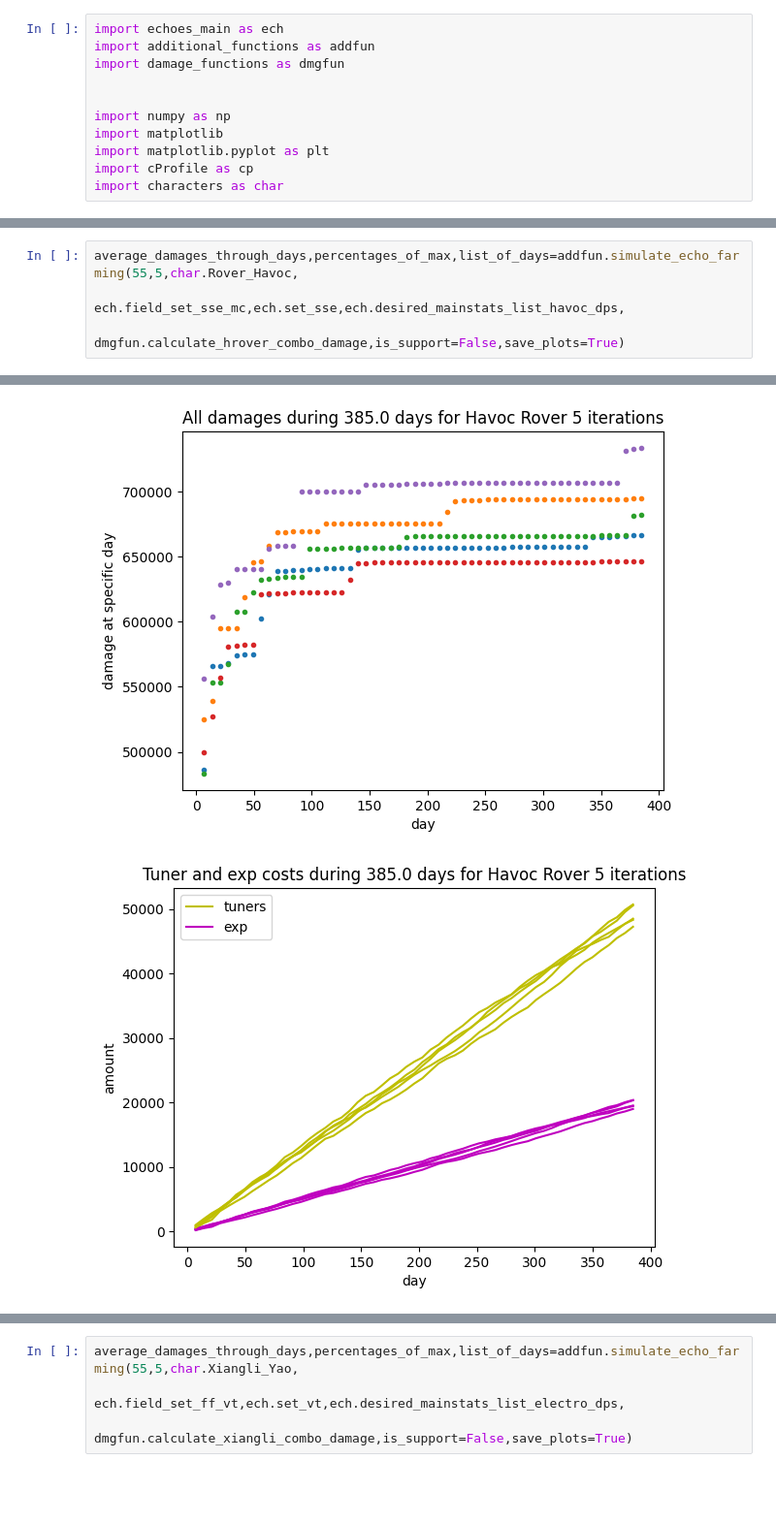
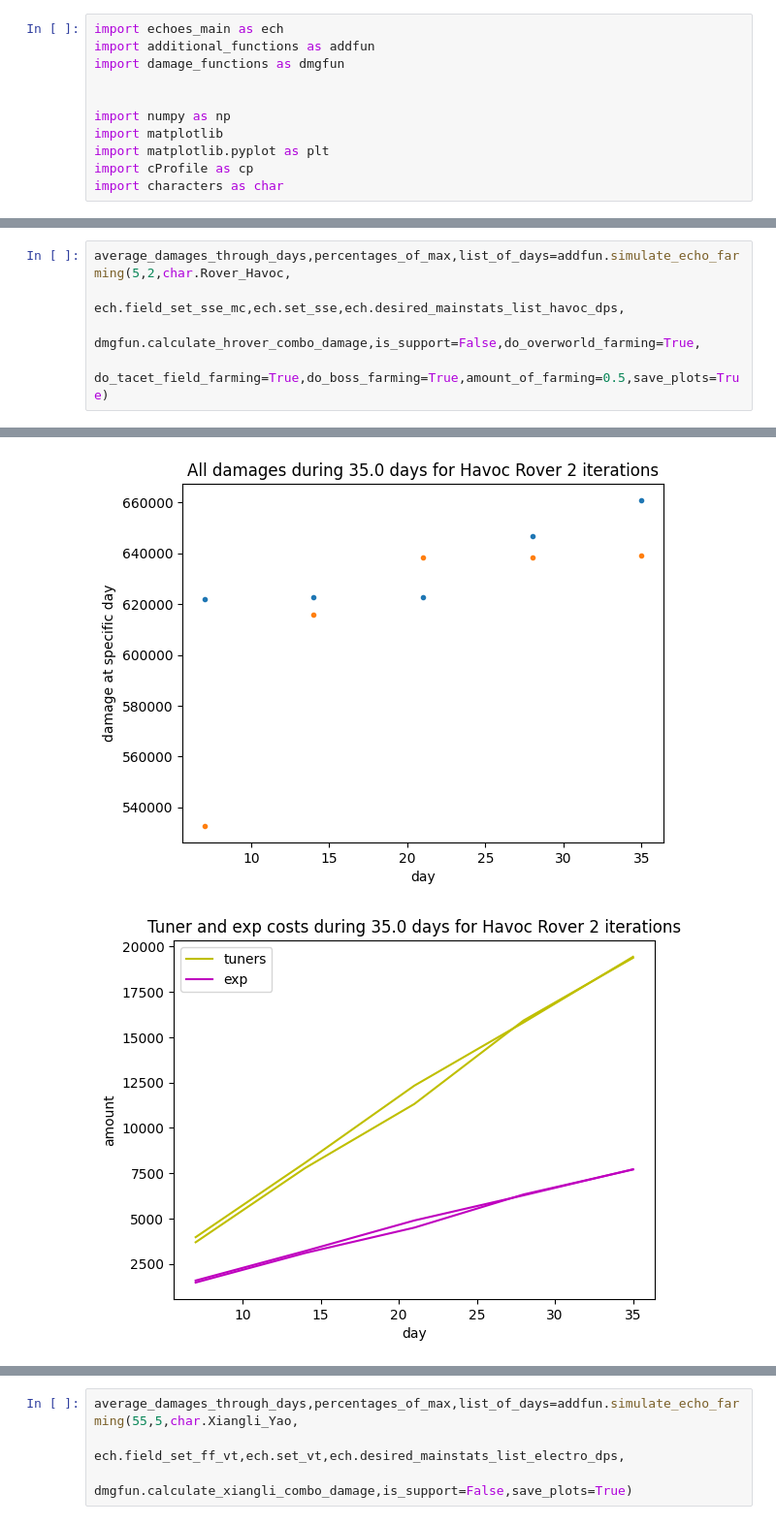
Before and after one commit to Devastator-dev/echoes_public, a Jupyter notebook: calculations_and_graphs.ipynb, the cells around one changed output, grey strips where cells are left out. Shown at 97% size. Cells and saved outputs as stored; diff of their text form; blank space fills up the shorter version.

Commit message:
added overwolrd farming TODO: stopping point for simulation

```diff
--- a/calculations_and_graphs.ipynb
+++ b/calculations_and_graphs.ipynb
@@ -41,6 +18,7 @@ Estimated days to get that tuners:  585.0
 # %%
-average_damages_through_days,percentages_of_max,list_of_days=addfun.simulate_echo_farming(55,5,char.Rover_Havoc,
+average_damages_through_days,percentages_of_max,list_of_days=addfun.simulate_echo_farming(5,2,char.Rover_Havoc,
                                                             ech.field_set_sse_mc,ech.set_sse,ech.desired_mainstats_list_havoc_dps,
-                                                            dmgfun.calculate_hrover_combo_damage,is_support=False,save_plots=True)
+                                                            dmgfun.calculate_hrover_combo_damage,is_support=False,do_overworld_farming=True,
+                                                            do_tacet_field_farming=True,do_boss_farming=True,amount_of_farming=0.5,save_plots=True)
 # %% [output]
 0.0 %  done
@@ -65,2 +42,2 @@ Estimated days to get that tuners:  483.3
-[figure, old version]
+[figure, new version]
-[figure, old version]
+[figure, new version]
```
Also changed, not shown: parts of 2 cells of this notebook, 2 other files.
